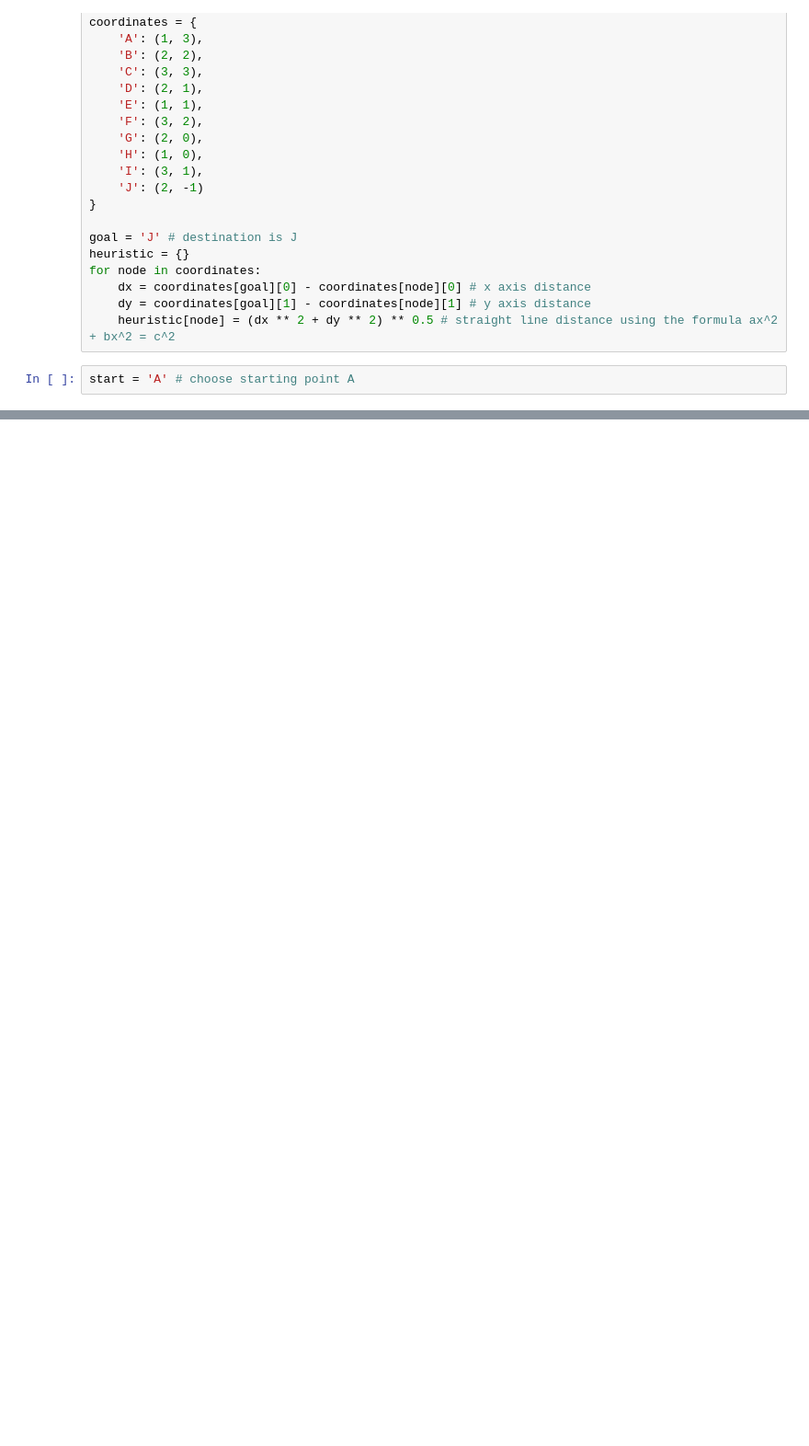
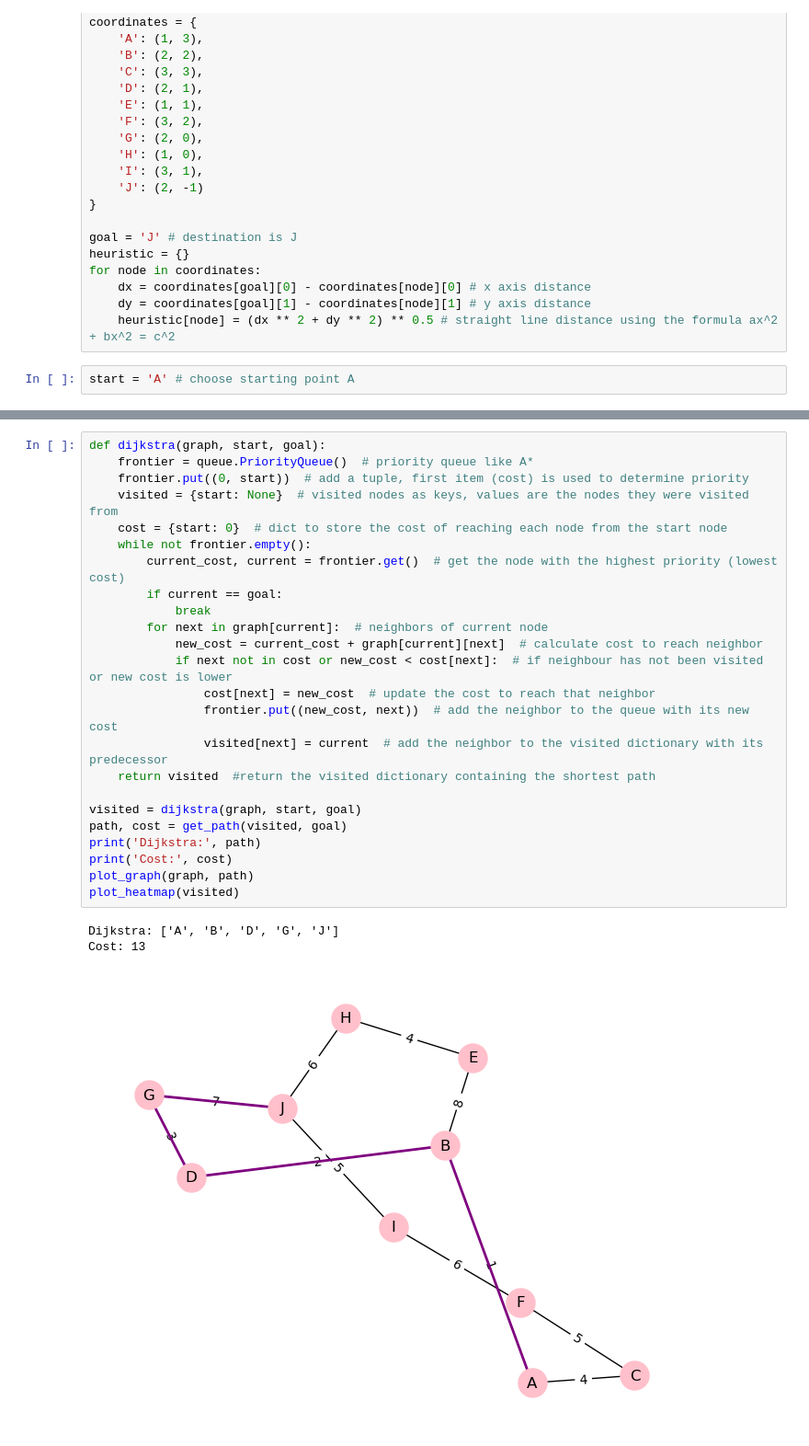
Before and after one commit to ijethmal/sc1015-asg, a Jupyter notebook: LAB 8 FINAL.ipynb, the cells around one changed output, grey strips where cells are left out. Shown at 92% size. Drawn from its saved outputs; the diff is of its cells as text; blank space fills up the shorter version.

```diff
--- a/LAB 8 FINAL.ipynb
+++ b/LAB 8 FINAL.ipynb
@@ -349,0 +335,28 @@ Cost: 13
+# %%
+def dijkstra(graph, start, goal):
+    frontier = queue.PriorityQueue()  # priority queue like A*
+    frontier.put((0, start))  # add a tuple, first item (cost) is used to determine priority
+    visited = {start: None}  # visited nodes as keys, values are the nodes they were visited from
+    cost = {start: 0}  # dict to store the cost of reaching each node from the start node
+    while not frontier.empty():
+        current_cost, current = frontier.get()  # get the node with the highest priority (lowest cost)
+        if current == goal:
+            break
+        for next in graph[current]:  # neighbors of current node
+            new_cost = current_cost + graph[current][next]  # calculate cost to reach neighbor
+            if next not in cost or new_cost < cost[next]:  # if neighbour has not been visited or new cost is lower
+                cost[next] = new_cost  # update the cost to reach that neighbor
+                frontier.put((new_cost, next))  # add the neighbor to the queue with its new cost
+                visited[next] = current  # add the neighbor to the visited dictionary with its predecessor
+    return visited  #return the visited dictionary containing the shortest path
+
+visited = dijkstra(graph, start, goal)
+path, cost = get_path(visited, goal)
+print('Dijkstra:', path)
+print('Cost:', cost)
+plot_graph(graph, path)
+plot_heatmap(visited)
+# %% [output]
+Dijkstra: ['A', 'B', 'D', 'G', 'J']
+Cost: 13
+[figure, added]
```
Also changed, not shown: parts of 25 cells of this notebook.
